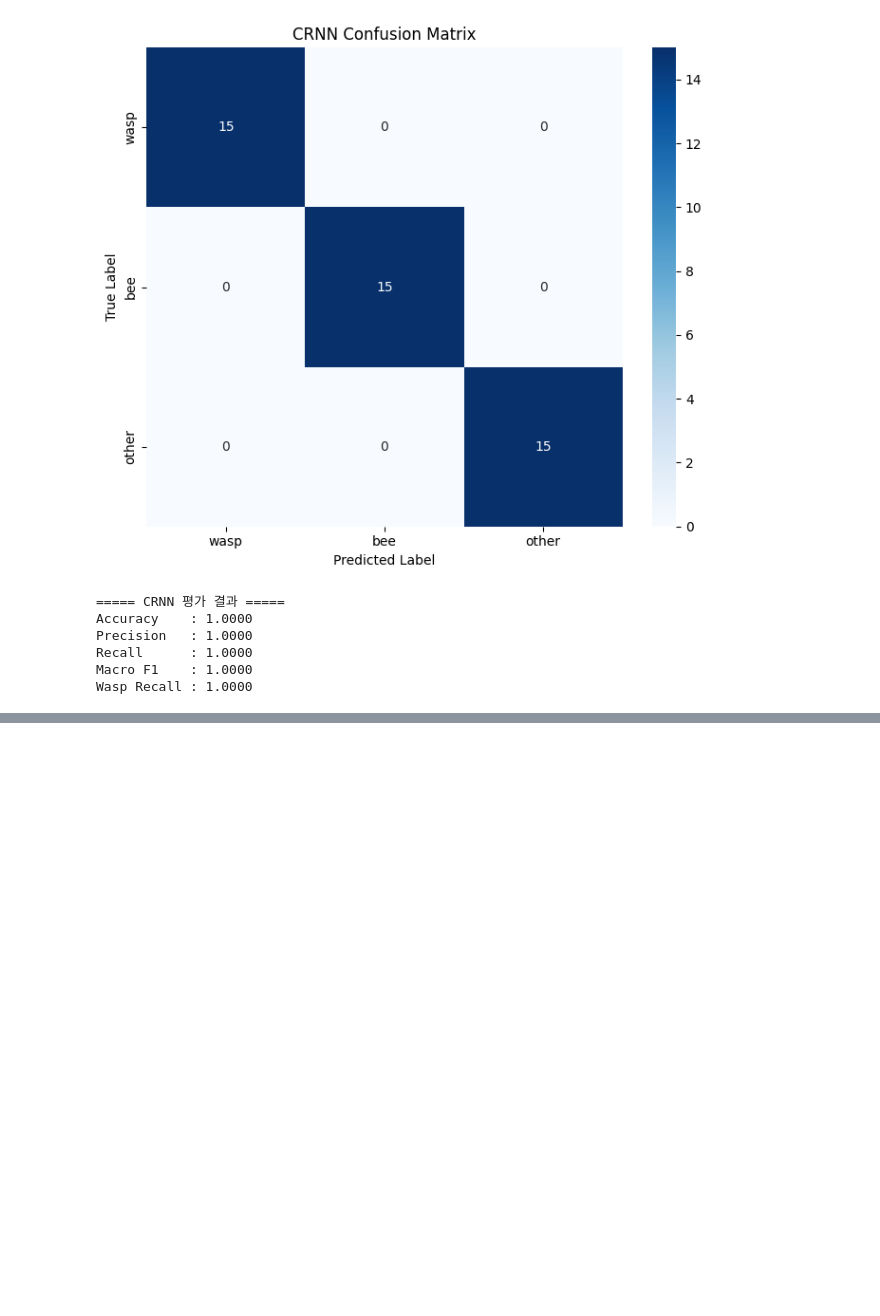
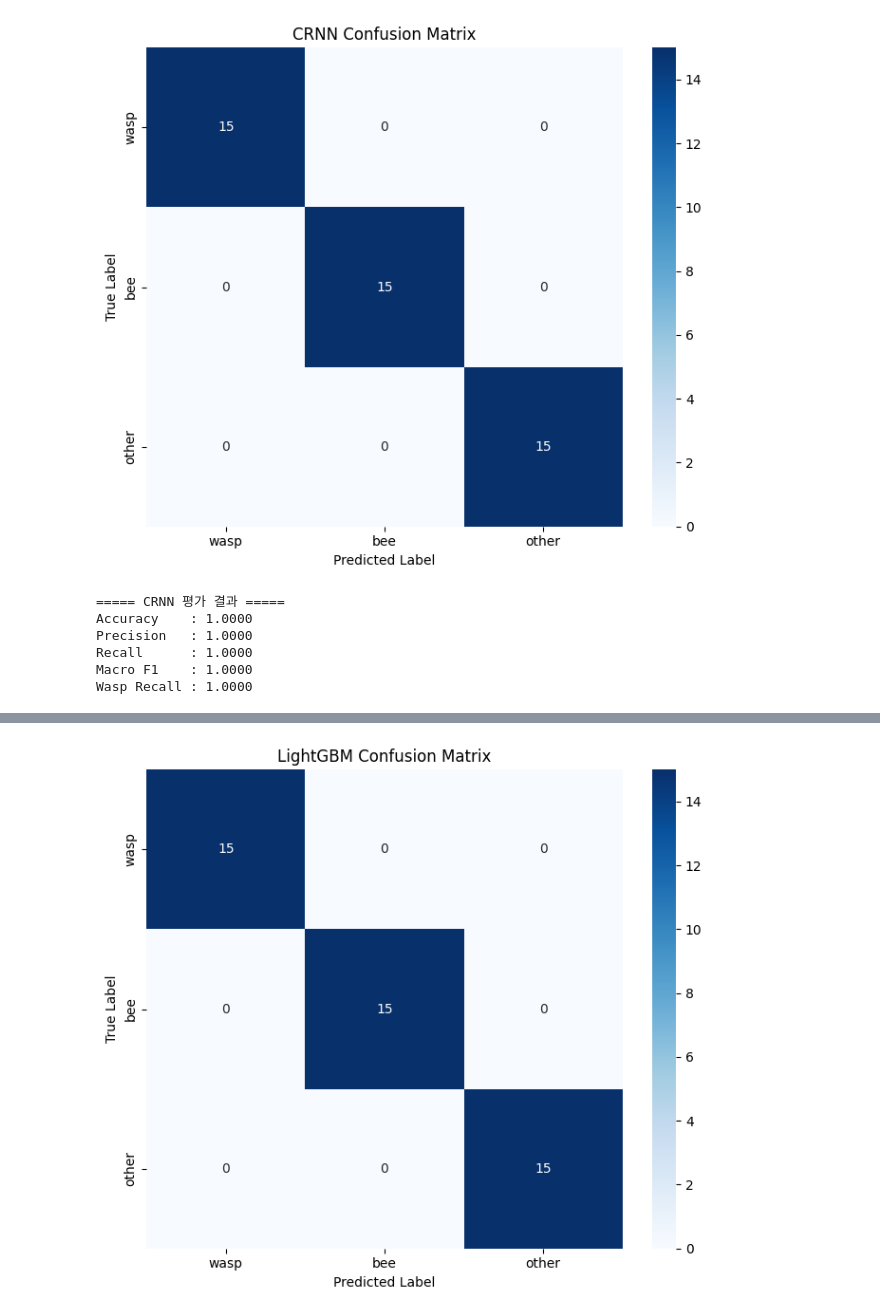
Before and after one commit to AI-First-Team-Project/Buzz, a Jupyter notebook: ai_model/sound_analysis.ipynb, the cells around one changed output, grey strips where cells are left out. Saved outputs shown, nothing was run; the diff lists cells and outputs as text; code cells hidden in the pictures; blank space fills up the shorter version.

```diff
--- a/ai_model/sound_analysis.ipynb
+++ b/ai_model/sound_analysis.ipynb
@@ -1466,0 +1716,15 @@ Wasp Recall : 1.0000
+# %%
+'''
+LightGBM 분류 모델 학습
+'''
+
+lgbm_model = LGBMClassifier(
+    n_estimators = 200,
+    learning_rate = 0.05,
+    random_state = SEED,
+    verbosity = -1
+)
+
+lgbm_model.fit(X_train_ml, y_train_ml)
+
+print('LightGBM 학습 완료')
@@ -1466,0 +1733,79 @@ Wasp Recall : 1.0000
+# %%
+'''
+LightGBM 테스트셋 평가
+'''
+
+lgbm_pred_classes = lgbm_model.predict(X_test_ml)
+
+lgbm_true_classes = y_test_ml
+
+print('===== LightGBM 분류 리포트 =====')
+
+print(classification_report(
+    lgbm_true_classes,
+    lgbm_pred_classes,
+    target_names = CLASSES,
+    zero_division = 0
+))
+
+# Confusion Matrix
+lgbm_cm = confusion_matrix(lgbm_true_classes, lgbm_pred_classes)
+
+plt.figure(figsize = (7, 6))
+
+sns.heatmap(
+    lgbm_cm,
+    annot = True,
+    fmt = 'd',
+    cmap = 'Blues',
+    xticklabels = CLASSES,
+    yticklabels = CLASSES
+)
+
+plt.title('LightGBM Confusion Matrix')
+plt.xlabel('Predicted Label')
+plt.ylabel('True Label')
+plt.tight_layout()
+plt.show()
+
+lgbm_accuracy = accuracy_score(
+    lgbm_true_classes,
+    lgbm_pred_classes
+)
+
+lgbm_precision = precision_score(
+    lgbm_true_classes,
+    lgbm_pred_classes,
+    average = 'macro',
+    zero_division = 0
+)
+
+lgbm_recall = recall_score(
+    lgbm_true_classes,
+    lgbm_pred_classes,
+    average = 'macro',
+    zero_division = 0
+)
+
+lgbm_f1 = f1_score(
+    lgbm_true_classes,
+    lgbm_pred_classes,
+    average = 'macro',
+    zero_division = 0
+)
+
+lgbm_wasp_recall = recall_score(
+    lgbm_true_classes,
+    lgbm_pred_classes,
+    labels = [0],
+    average = 'macro',
+    zero_division = 0
+)
+
+print("===== LightGBM 평가 결과 =====")
+print(f"Accuracy    : {lgbm_accuracy:.4f}")
+print(f"Precision   : {lgbm_precision:.4f}")
+print(f"Recall      : {lgbm_recall:.4f}")
+print(f"Macro F1    : {lgbm_f1:.4f}")
+print(f"Wasp Recall : {lgbm_wasp_recall:.4f}")
+# %% [output]
@@ -1466,0 +1822 @@ Wasp Recall : 1.0000
+[figure, added]
```
Also changed, not shown: parts of 38 cells of this notebook.
